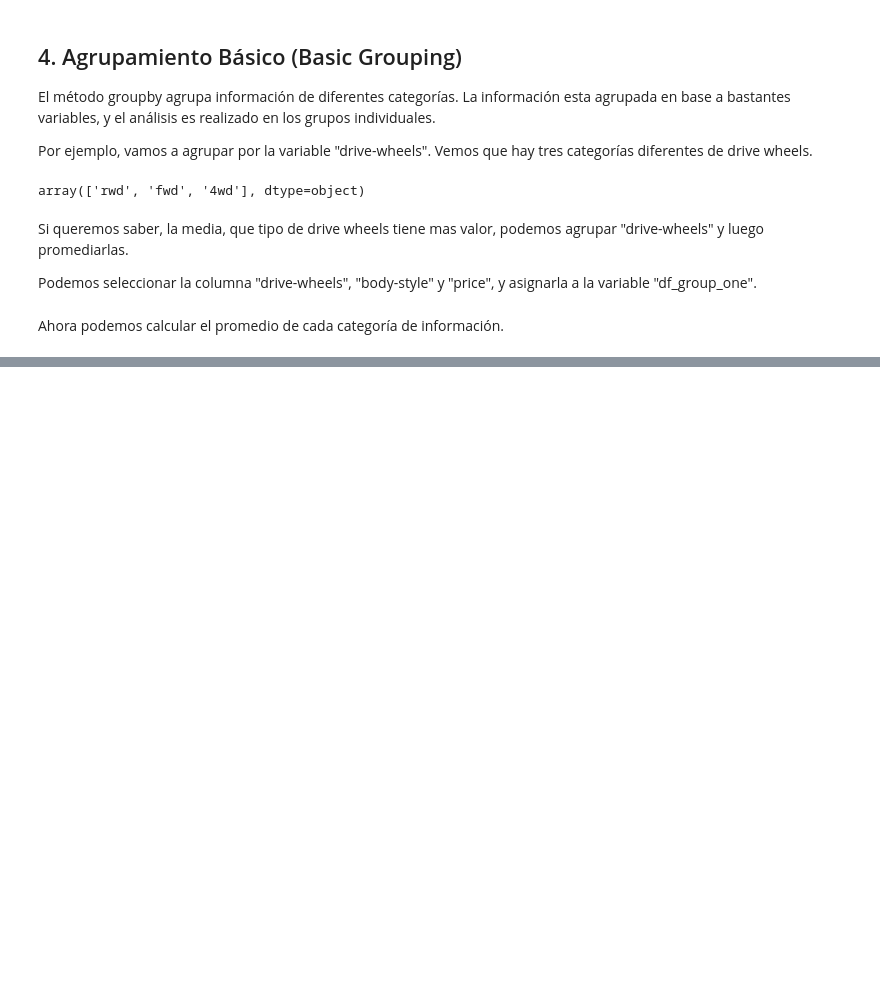
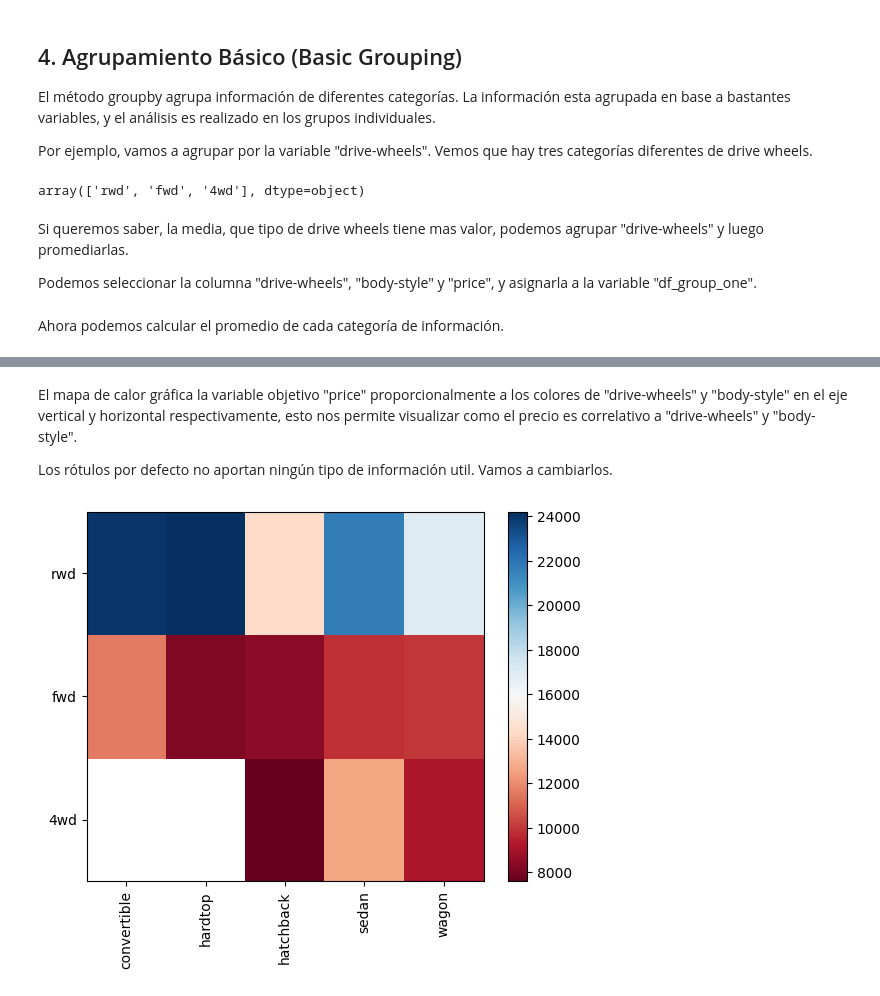
Before and after one commit to reivincitot/Cursos-IBM, a Jupyter notebook: Data Analysis with Python/Data Analysis With Python.ipynb, the cells around one changed output, grey strips where cells are left out. Cells and saved outputs as stored; diff of their text form; code cells hidden in the pictures; blank space fills up the shorter version.

```diff
--- a/Data Analysis with Python/Data Analysis With Python.ipynb
+++ b/Data Analysis with Python/Data Analysis With Python.ipynb
@@ -362,0 +414,27 @@ df_group_one
+# %% [markdown]
+El mapa de calor gráfica la variable objetivo "price" proporcionalmente a los colores de "drive-wheels" y "body-style" en el eje vertical y horizontal respectivamente, esto nos permite visualizar como el precio es correlativo a "drive-wheels" y "body-style".
+
+Los rótulos por defecto no aportan ningún tipo de información util. Vamos a cambiarlos.
+# %%
+fig, ax = plt.subplots()
+im = ax.pcolor(grouped_pivot, cmap='RdBu')
+
+#label names
+row_labels = grouped_pivot.columns.levels[1]
+col_labels = grouped_pivot.index
+
+#move ticks and labels to the center
+ax.set_xticks(np.arange(grouped_pivot.shape[1]) + 0.5, minor=False)
+ax.set_yticks(np.arange(grouped_pivot.shape[0]) + 0.5, minor=False)
+
+#insert labels
+ax.set_xticklabels(row_labels, minor=False)
+ax.set_yticklabels(col_labels, minor=False)
+
+#rotate label if too long
+plt.xticks(rotation=90)
+
+fig.colorbar(im)
+plt.show()
+# %% [output]
+[figure, added]
```
Also changed, not shown: parts of 13 cells of this notebook.
